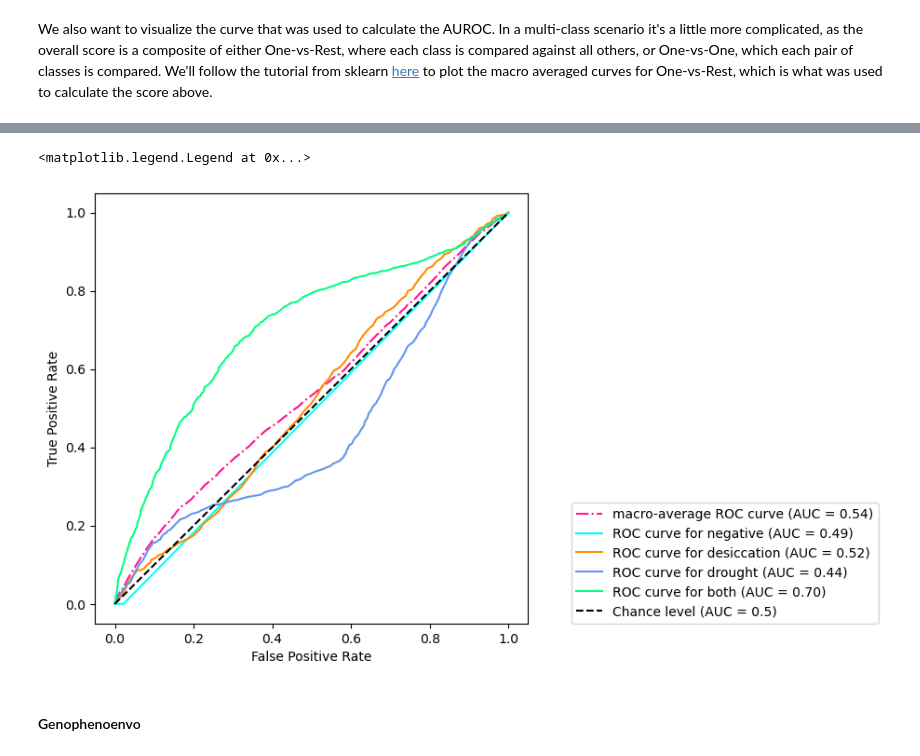
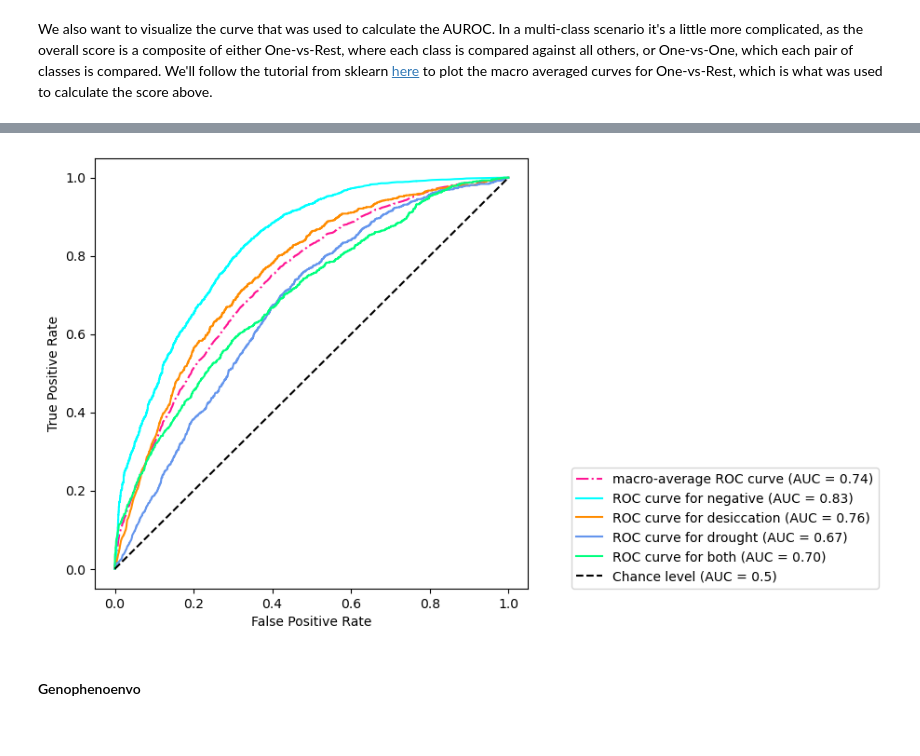
Before and after one commit to serenalotreck/literature-genes, a Jupyter notebook: notebooks/static_link_prediction.ipynb, the cells around one changed output, grey strips where cells are left out. Saved outputs shown, nothing was run; the diff lists cells and outputs as text; code cells hidden in the pictures.

Commit message:
Add tail corruption and embedding distance negative sampling methods

```diff
--- a/notebooks/static_link_prediction.ipynb
+++ b/notebooks/static_link_prediction.ipynb
@@ -281,6 +340,6 @@ label_map = {
 # %%
 all_train_feat_dfs = []
-for lab, pair_list in train_pairs.items():
+for lab, pair_list in train_pairs_flattened.items():
     class_feats = {}
     for pair in pair_list:
         feats = node_reps[ent_map[pair[0]]].tolist()
@@ -456,6 +527,6 @@ Best hyperparameters: {'criterion': 'entropy', 'max_depth': 47, 'n_estimators':
 # %%
 # Save the model as a pickle
-with open('../data/ml_outputs/co_occurrence_RF_model_03Jun2024_2000_per_class_CLEANED.pk', 'wb') as f:
+with open('../data/ml_outputs/co_occurrence_RF_model_EMBEDDING_sampling_12Jun2024_2000_per_class_CLEANED.pk', 'wb') as f:
     pickle.dump(best_rf, f)
 # %% [markdown]
 #### Genophenoenvo
@@ -521,11 +592,11 @@ with open('../data/ml_outputs/genophenoenvo_RF_model_05Jun2024_2000_per_class.pk
 #### Drought + DT
 # %%
 # Load the model back in
-with open('../data/ml_outputs/co_occurrence_RF_model_03Jun2024_2000_per_class_CLEANED.pk', 'rb') as f:
+with open('../data/ml_outputs/co_occurrence_RF_model_EMBEDDING_sampling_12Jun2024_2000_per_class_CLEANED.pk', 'rb') as f:
     best_rf = pickle.load(f)
 # %%
-train_df = pd.read_csv('../data/ml_inputs/dt_co_occurrence_cleaned_training_pairs_2000_03Jun2024.csv', index_col=0)
-test_df = pd.read_csv('../data/ml_inputs/dt_co_occurrence_cleaned_testing_pairs_1000_03Jun2024.csv', index_col=0)
+train_df = pd.read_csv('../data/ml_inputs/dt_co_occurrence_cleaned_training_pairs_EMBEDDING_sampling_2000_12Jun2024.csv', index_col=0)
+test_df = pd.read_csv('../data/ml_inputs/dt_co_occurrence_cleaned_testing_pairs_EMBEDDING_sampling_1000_12Jun2024.csv', index_col=0)
 # %%
 X_train = train_df.drop(columns='label').to_numpy()
 y_train = train_df['label'].to_numpy()
@@ -599,35 +671,36 @@ Macro-averaged One-vs-Rest ROC AUC score:
 # %%
 reverse_label_map = {v: k for k, v in label_map.items()}
 fig, ax = plt.subplots(figsize=(6, 6))
 
 plt.plot(
     fpr["macro"],
     tpr["macro"],
     label=f"macro-average ROC curve (AUC = {roc_auc['macro']:.2f})",
     color="deeppink",
     linestyle="dashdot",
 )
 
 colors = cycle(["aqua", "darkorange", "cornflowerblue", "springgreen"])
 for class_id, color in zip(range(n_classes), colors):
     RocCurveDisplay.from_predictions(
         y_onehot_test[:, class_id],
         y_score[:, class_id],
         name=f"ROC curve for {reverse_label_map[class_id]}",
         color=color,
         ax=ax,
         plot_chance_level=(class_id == 3),
     )
-
-_ = ax.set(
-    xlabel="False Positive Rate",
-    ylabel="True Positive Rate",
-#     title="Extension of Receiver Operating Characteristic\nto One-vs-Rest multiclass",
-)
+_ = ax.set_xlabel("False Positive Rate")
+_ = ax.set_ylabel("True Positive Rate")
+# _ = ax.set_xlabel("False Positive Rate", color='white')
+# _ = ax.set_ylabel("True Positive Rate", color='white')
 ax.legend(loc=(1.1,0))
+# ax.spines[['bottom', 'top', 'left', 'right']].set_color('white')
+# ax.tick_params(axis='x', colors='white')
+# ax.tick_params(axis='y', colors='white')
+plt.savefig('../data/figures/dt_drought_AUROC_EMBEDDING_sampling.png', transparent='True', format='png', dpi=600, bbox_inches='tight')
 # %% [output]
-<matplotlib.legend.Legend at 0x...>
-[figure, old version]
+[figure, new version]
 # %% [markdown]
 #### Genophenoenvo
 # %%
```
Also changed, not shown: parts of 27 cells of this notebook, 1 other file.
